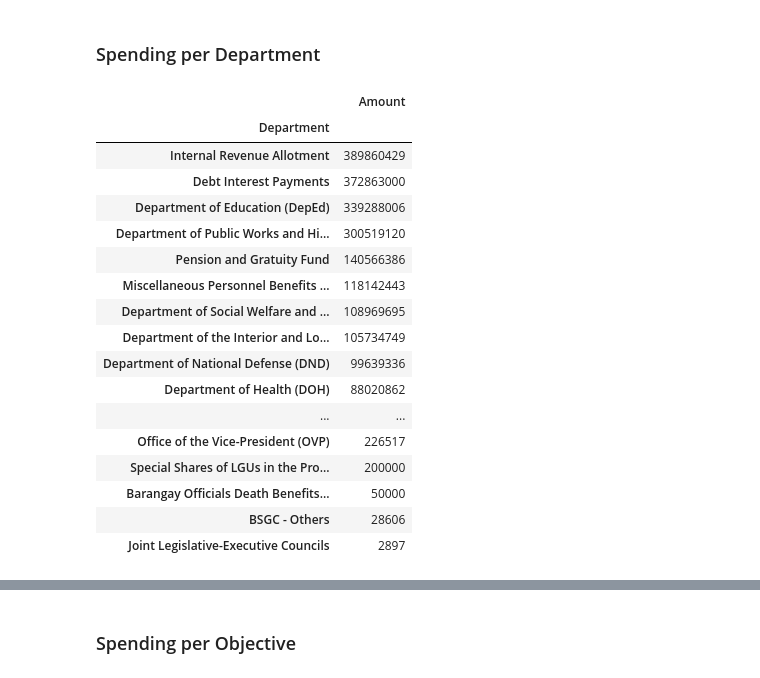
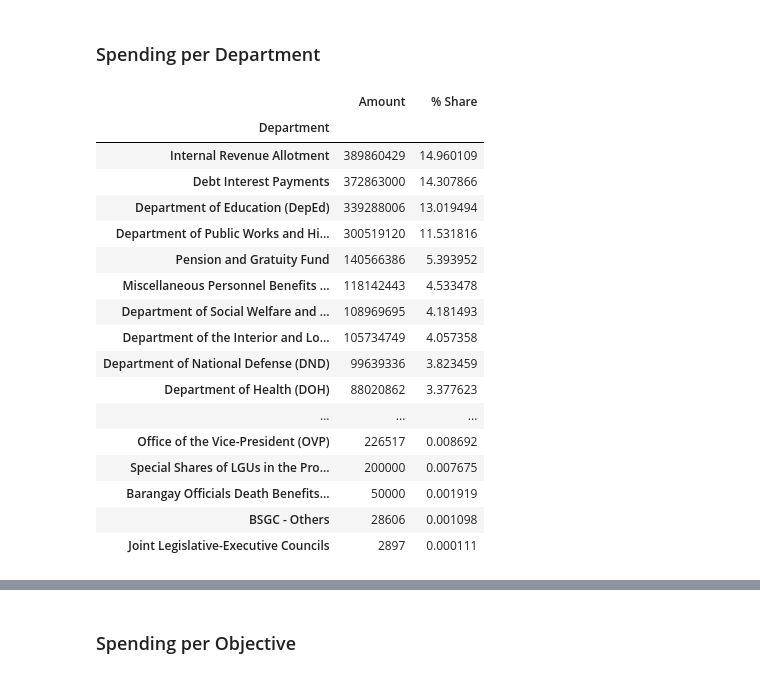
Before and after one commit to RickBahague/ICT4P, a Jupyter notebook: ICT Spending in the 2015 NEP.ipynb, the cells around one changed output, grey strips where cells are left out. Cells and saved outputs as stored; diff of their text form; code cells hidden in the pictures.

```diff
--- a/ICT Spending in the 2015 NEP.ipynb
+++ b/ICT Spending in the 2015 NEP.ipynb
@@ -99,27 +88,27 @@ dtype: float64
 # %% [markdown]
 ### Spending per Department
 # %%
-#all_data[['Department']].groupby(['Department','Amount']).sum()
-#all_data.head()
 departments = all_data[['Department','Amount']].groupby(['Department']).sum()
 departments.sort(axis=0,columns='Amount',inplace=True,ascending=False)
+t = departments['Amount'].sum()
+departments['% Share'] = departments['Amount']/t* 100
 departments
 # %% [output]
-|  | Amount |
-| Department |  |
-| Internal Revenue Allotment | 389860429 |
-| Debt Interest Payments | 372863000 |
-| Department of Education (DepEd) | 339288006 |
-| Department of Public Works and Hi... | 300519120 |
-| Pension and Gratuity Fund | 140566386 |
-| Miscellaneous Personnel Benefits ... | 118142443 |
-| Department of Social Welfare and ... | 108969695 |
-| Department of the Interior and Lo... | 105734749 |
-| Department of National Defense (DND) | 99639336 |
-| Department of Health (DOH) | 88020862 |
-| ... | ... |
-| Office of the Vice-President (OVP) | 226517 |
-| Special Shares of LGUs in the Pro... | 200000 |
-| Barangay Officials Death Benefits... | 50000 |
-| BSGC - Others | 28606 |
-| Joint Legislative-Executive Councils | 2897 |
+|  | Amount | % Share |
+| Department |  |  |
+| Internal Revenue Allotment | 389860429 | 14.960109 |
+| Debt Interest Payments | 372863000 | 14.307866 |
+| Department of Education (DepEd) | 339288006 | 13.019494 |
+| Department of Public Works and Hi... | 300519120 | 11.531816 |
+| Pension and Gratuity Fund | 140566386 | 5.393952 |
+| Miscellaneous Personnel Benefits ... | 118142443 | 4.533478 |
+| Department of Social Welfare and ... | 108969695 | 4.181493 |
+| Department of the Interior and Lo... | 105734749 | 4.057358 |
+| Department of National Defense (DND) | 99639336 | 3.823459 |
+| Department of Health (DOH) | 88020862 | 3.377623 |
+| ... | ... | ... |
+| Office of the Vice-President (OVP) | 226517 | 0.008692 |
+| Special Shares of LGUs in the Pro... | 200000 | 0.007675 |
+| Barangay Officials Death Benefits... | 50000 | 0.001919 |
+| BSGC - Others | 28606 | 0.001098 |
+| Joint Legislative-Executive Councils | 2897 | 0.000111 |
```
Also changed, not shown: parts of 45 cells of this notebook.
